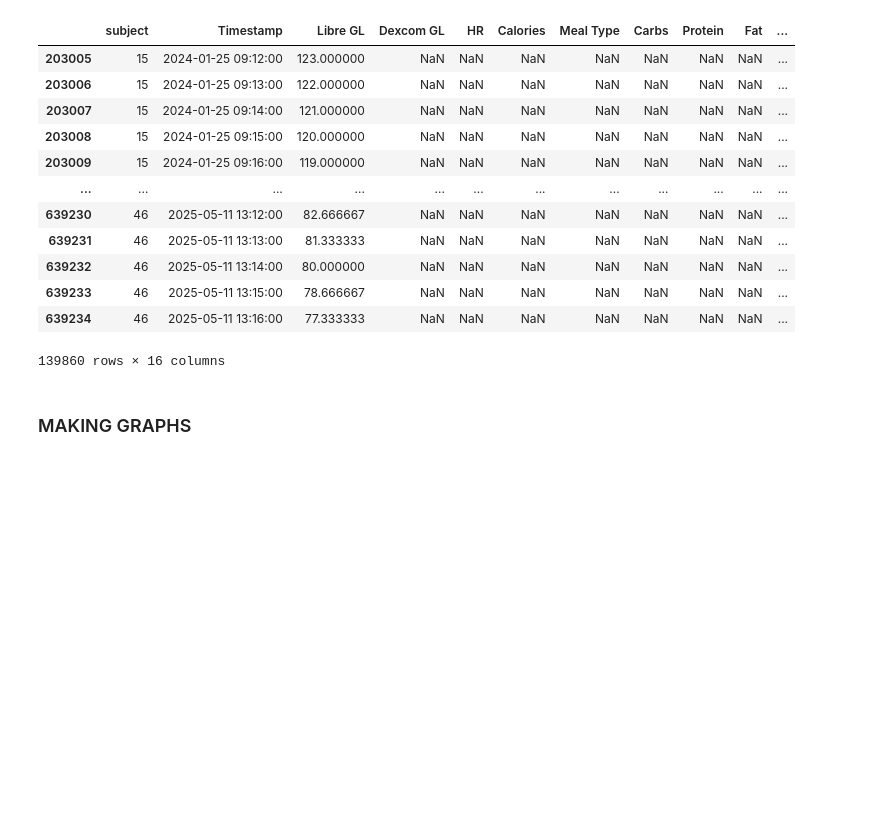
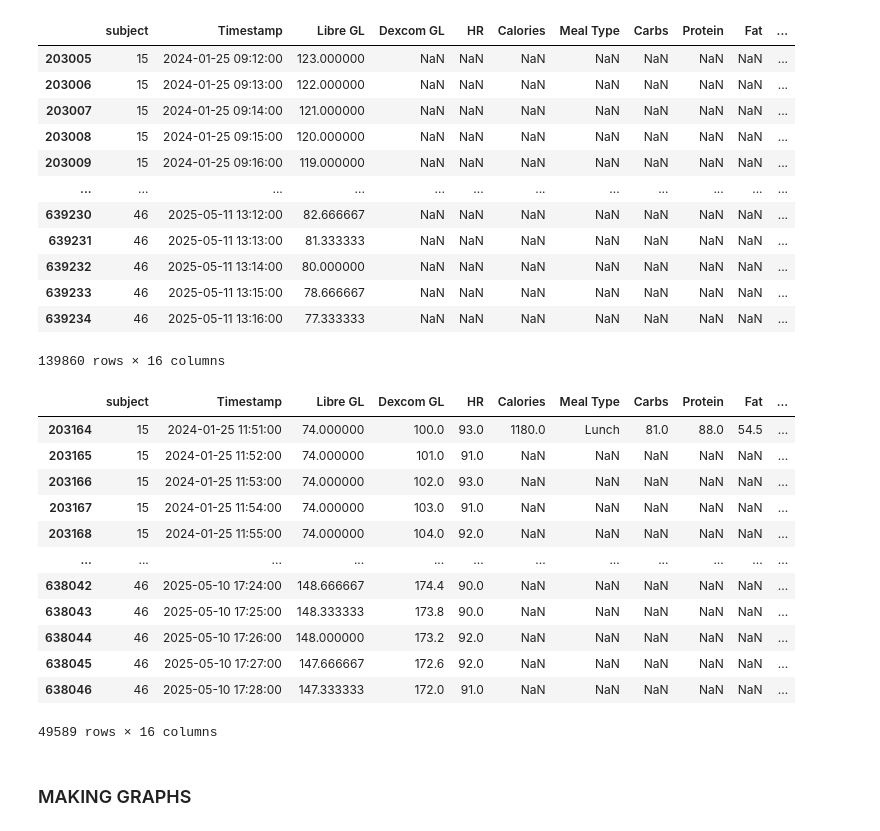
Before and after one commit to YooNice100/CGMacros, a Jupyter notebook: worko.ipynb, the cells around one changed output. Saved outputs shown, nothing was run; the diff lists cells and outputs as text; code cells hidden in the pictures; blank space fills up the shorter version.

```diff
--- a/worko.ipynb
+++ b/worko.ipynb
@@ -542,4 +576,21 @@ gut3_df
 | 639233 | 46 | 2025-05-11 13:15:00 | 78.666667 | NaN | NaN | NaN | NaN | NaN | NaN | NaN | ... |
 | 639234 | 46 | 2025-05-11 13:16:00 | 77.333333 | NaN | NaN | NaN | NaN | NaN | NaN | NaN | ... |
 139860 rows × 16 columns
+# %%
+filtered_df = gut3_df[gut3_df["Meal Phase"].notna()]
+filtered_df
+# %% [output]
+|  | subject | Timestamp | Libre GL | Dexcom GL | HR | Calories | Meal Type | Carbs | Protein | Fat | ... |
+| 203164 | 15 | 2024-01-25 11:51:00 | 74.000000 | 100.0 | 93.0 | 1180.0 | Lunch | 81.0 | 88.0 | 54.5 | ... |
+| 203165 | 15 | 2024-01-25 11:52:00 | 74.000000 | 101.0 | 91.0 | NaN | NaN | NaN | NaN | NaN | ... |
+| 203166 | 15 | 2024-01-25 11:53:00 | 74.000000 | 102.0 | 93.0 | NaN | NaN | NaN | NaN | NaN | ... |
+| 203167 | 15 | 2024-01-25 11:54:00 | 74.000000 | 103.0 | 91.0 | NaN | NaN | NaN | NaN | NaN | ... |
+| 203168 | 15 | 2024-01-25 11:55:00 | 74.000000 | 104.0 | 92.0 | NaN | NaN | NaN | NaN | NaN | ... |
+| ... | ... | ... | ... | ... | ... | ... | ... | ... | ... | ... | ... |
+| 638042 | 46 | 2025-05-10 17:24:00 | 148.666667 | 174.4 | 90.0 | NaN | NaN | NaN | NaN | NaN | ... |
+| 638043 | 46 | 2025-05-10 17:25:00 | 148.333333 | 173.8 | 90.0 | NaN | NaN | NaN | NaN | NaN | ... |
+| 638044 | 46 | 2025-05-10 17:26:00 | 148.000000 | 173.2 | 92.0 | NaN | NaN | NaN | NaN | NaN | ... |
+| 638045 | 46 | 2025-05-10 17:27:00 | 147.666667 | 172.6 | 92.0 | NaN | NaN | NaN | NaN | NaN | ... |
+| 638046 | 46 | 2025-05-10 17:28:00 | 147.333333 | 172.0 | 91.0 | NaN | NaN | NaN | NaN | NaN | ... |
+49589 rows × 16 columns
 # %%
```
Also changed, not shown: parts of 5 cells of this notebook, 7 other files.
